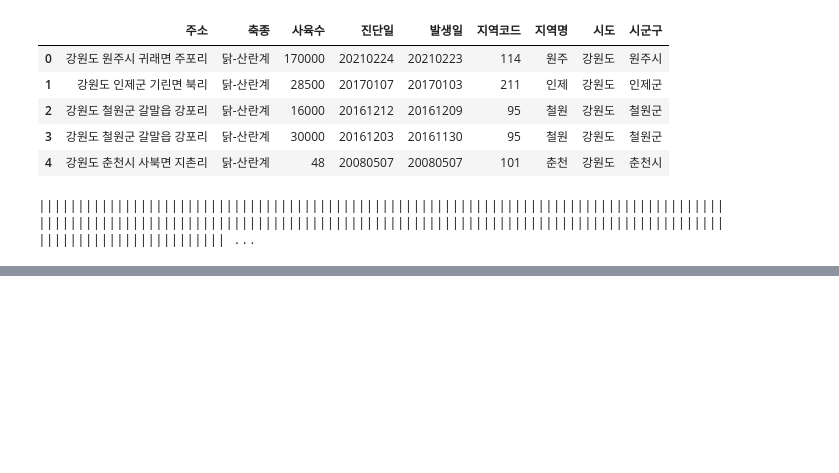
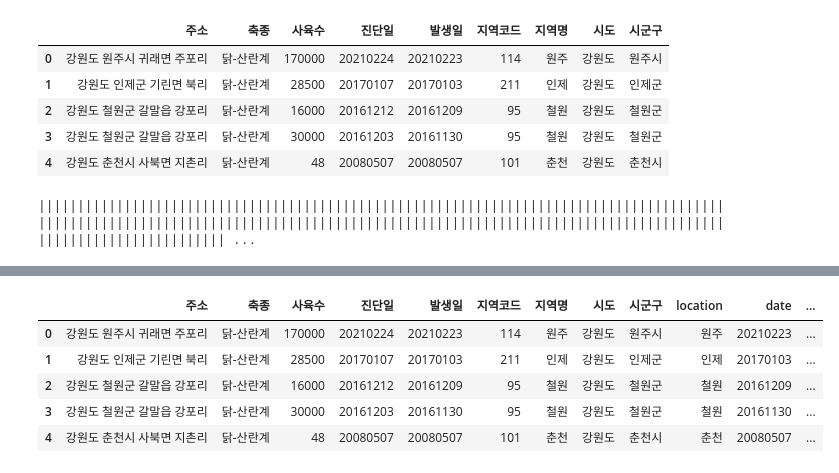
Before and after one commit to jiwoo-coding/aiai, a Jupyter notebook: Data_preprocess.ipynb, the cells around one changed output, grey strips where cells are left out. Drawn from its saved outputs; the diff is of its cells as text; code cells hidden in the pictures; blank space fills up the shorter version.

```diff
--- a/Data_preprocess.ipynb
+++ b/Data_preprocess.ipynb
@@ -281,0 +285,11 @@ species_list['고양이-코리아숏헤어']
+# %%
+AI_occur=pd.read_csv("HPAI_Weather_occur.csv", encoding='utf-8-sig')
+# %%
+AI_occur.head()
+# %% [output]
+|  | 주소 | 축종 | 사육수 | 진단일 | 발생일 | 지역코드 | 지역명 | 시도 | 시군구 | location | date | ... |
+| 0 | 강원도 원주시 귀래면 주포리 | 닭-산란계 | 170000 | 20210224 | 20210223 | 114 | 원주 | 강원도 | 원주시 | 원주 | 20210223 | ... |
+| 1 | 강원도 인제군 기린면 북리 | 닭-산란계 | 28500 | 20170107 | 20170103 | 211 | 인제 | 강원도 | 인제군 | 인제 | 20170103 | ... |
+| 2 | 강원도 철원군 갈말읍 강포리 | 닭-산란계 | 16000 | 20161212 | 20161209 | 95 | 철원 | 강원도 | 철원군 | 철원 | 20161209 | ... |
+| 3 | 강원도 철원군 갈말읍 강포리 | 닭-산란계 | 30000 | 20161203 | 20161130 | 95 | 철원 | 강원도 | 철원군 | 철원 | 20161130 | ... |
+| 4 | 강원도 춘천시 사북면 지촌리 | 닭-산란계 | 48 | 20080507 | 20080507 | 101 | 춘천 | 강원도 | 춘천시 | 춘천 | 20080507 | ... |
```
Also changed, not shown: parts of 34 cells of this notebook.
